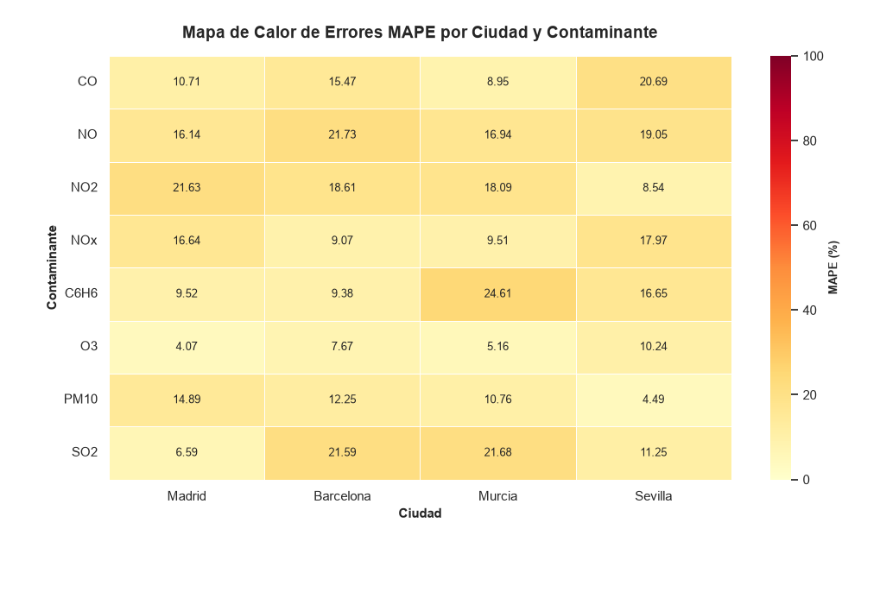
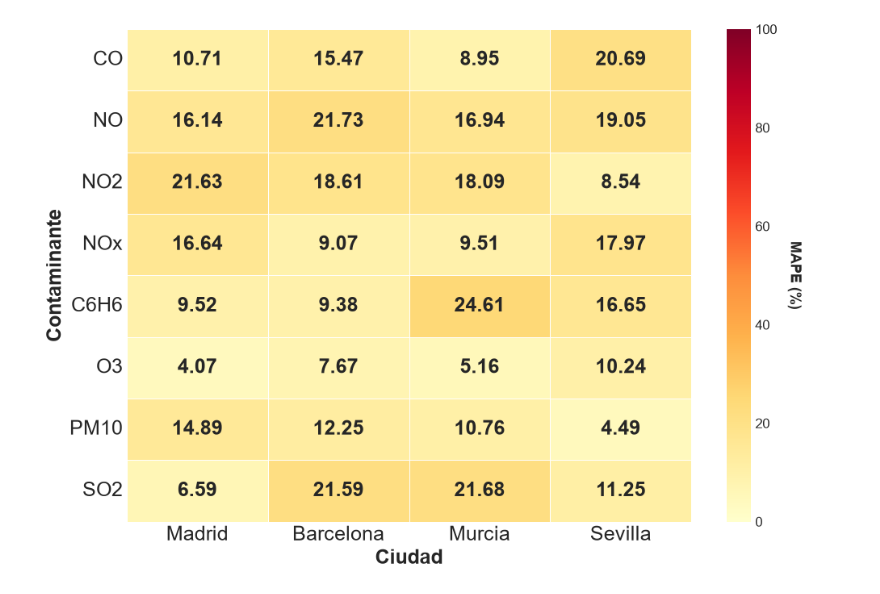
Before and after one commit to juanfran12345/TFM, a Jupyter notebook: scripts/extra.ipynb, the cells around one changed output. Cells and saved outputs as stored; diff of their text form; code cells hidden in the pictures; blank space fills up the shorter version.

```diff
--- a/scripts/extra.ipynb
+++ b/scripts/extra.ipynb
@@ -660,9 +941,11 @@ df_mape_neuralprophet = pd.DataFrame(data)
 # Configuración de la figura
 # ==============================================================================
 
-plt.figure(
-    figsize=(10, 6)
+fig, ax = plt.subplots(
+    figsize=(10.4, 7.4)
 )
+
+fig.patch.set_facecolor("white")
 
 
 # ==============================================================================
@@ -677,6 +960,11 @@ ax = sns.heatmap(
     vmin=0,
     vmax=100,
     linewidths=0.5,
+    ax=ax,
+    annot_kws={
+        "fontsize": 18,
+        "fontweight": "bold"
+    },
     cbar_kws={
         "label": "MAPE (%)"
     }
@@ -687,54 +975,83 @@ ax = sns.heatmap(
 # Personalización del gráfico
 # ==============================================================================
 
-plt.title(
-    "Mapa de Calor de Errores MAPE por Ciudad y Contaminante",
-    fontsize=14,
-    pad=15,
+ax.set_xlabel(
+    "Ciudad",
+    fontsize=18,
     fontweight="bold"
 )
 
-plt.xlabel(
-    "Ciudad",
-    fontsize=11,
+ax.set_ylabel(
+    "Contaminante",
+    fontsize=18,
     fontweight="bold"
 )
 
-plt.ylabel(
-    "Contaminante",
-    fontsize=11,
-    fontweight="bold"
+ax.set_xticklabels(
+    ax.get_xticklabels(),
+    rotation=0,
+    fontsize=18
 )
 
-plt.xticks(
-    rotation=0
+ax.set_yticklabels(
+    ax.get_yticklabels(),
+    rotation=0,
+    fontsize=18
 )
 
-plt.yticks(
-    rotation=0
+ax.tick_params(
+    axis="both",
+    length=0
 )
+
+
+# ==============================================================================
+# Formato de la barra de color
+# ==============================================================================
+
+cbar = ax.collections[0].colorbar
+
+cbar.ax.tick_params(
+    labelsize=12,
+    length=0
+)
+
+cbar.ax.set_ylabel(
+    "MAPE (%)",
+    rotation=270,
+    labelpad=22,
+    fontsize=13
+)
+
+cbar.outline.set_visible(False)
+
+
+# ==============================================================================
+# Ajuste del diseño
+# ==============================================================================
 
 plt.tight_layout()
 
 
 # ==============================================================================
 # Guardado y presentación
 # ==============================================================================
 
 file_path = os.path.join(
     output_dir,
     "mapa_calor_mape_neuralprophet.png"
 )
 
 plt.savefig(
     file_path,
     bbox_inches="tight",
-    dpi=300
+    dpi=300,
+    facecolor="white"
 )
 
 plt.show()
 # %% [output]
-[figure, old version]
+[figure, new version]
 # %%
 import os
 import matplotlib.pyplot as plt
```
Also changed, not shown: parts of 13 cells of this notebook, 45 other files.
